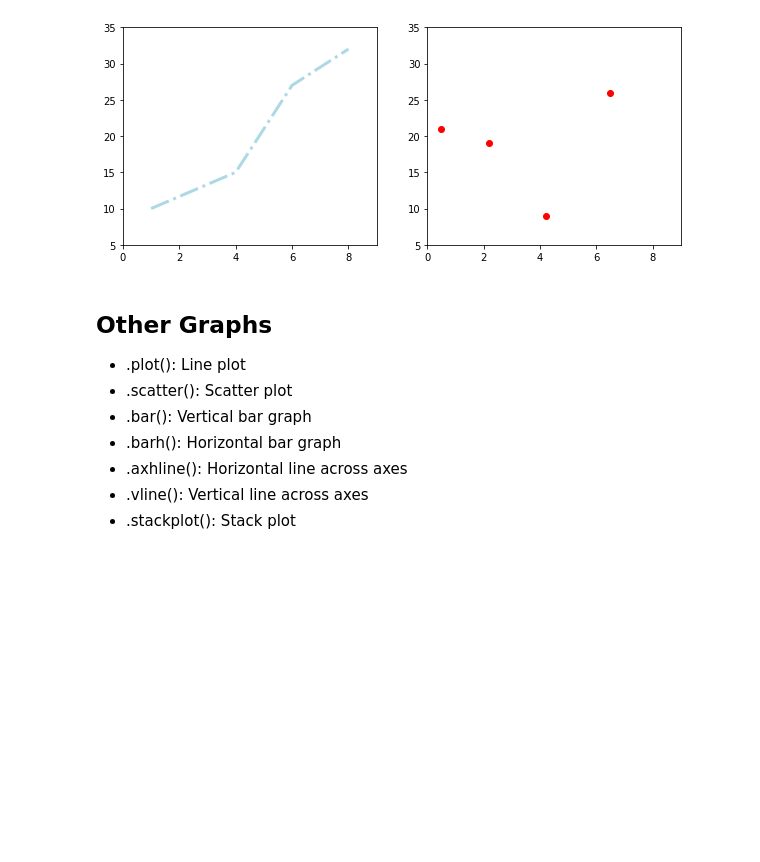
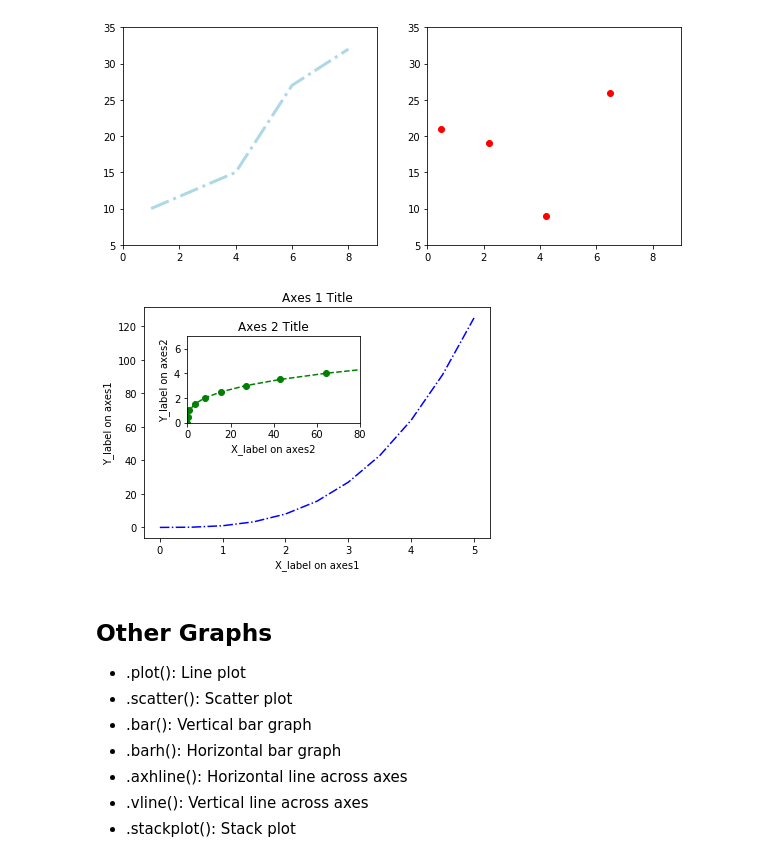
Before and after one commit to bartomolina/dscurriculum, a Jupyter notebook: matplotlib.ipynb, the cells around one changed output. Saved outputs shown, nothing was run; the diff lists cells and outputs as text; code cells hidden in the pictures; blank space fills up the shorter version.

```diff
--- a/matplotlib.ipynb
+++ b/matplotlib.ipynb
@@ -66,6 +71,36 @@ ax2.set_xlim(0, 9), ax2.set_ylim(5,35)
 plt.show()
 # %% [output]
 [figure]
+# %%
+import numpy as np
+
+# add_axes (absolute) vs add_subplot (relative)
+x = np.linspace(0, 5, 11)
+y = x ** 3
+
+figure = plt.figure()
+ax1 = figure.add_axes([0.1, 0.1, 0.8, 0.8]) # main axes
+ax2 = figure.add_axes([0.2, 0.5, 0.4, 0.3]) # inset axes
+
+# larger figure
+ax1.plot(x, y, color = 'blue', linestyle = '-.')
+ax1.set_xlabel('X_label on axes1')
+ax1.set_ylabel('Y_label on axes1')
+ax1.set_title('Axes 1 Title')
+
+# smaller figure
+ax2.plot(y, x, color = 'green', linestyle = '--', marker = 'o')
+ax2.set_xlabel('X_label on axes2')
+ax2.set_ylabel('Y_label on axes2')
+ax2.set_title('Axes 2 Title')
+
+# set ranges
+ax2.set_xlim(0, 80)
+ax2.set_ylim(0, 7)
+
+plt.show()
+# %% [output]
+[figure, added]
 # %% [markdown]
 ## Other Graphs
 
```
Also changed, not shown: parts of 1 cell of this notebook, 5 other files.
